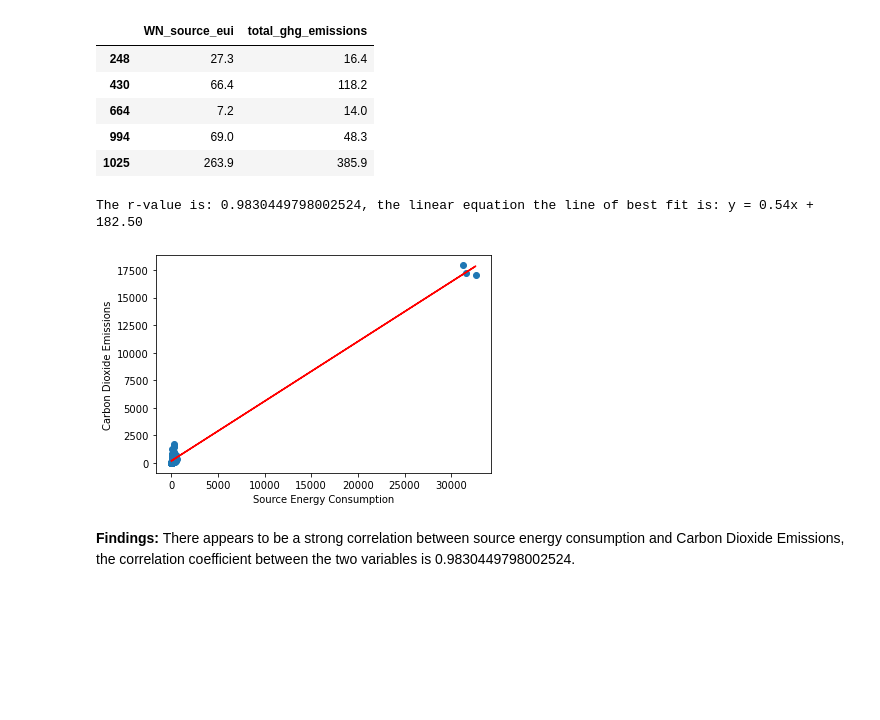
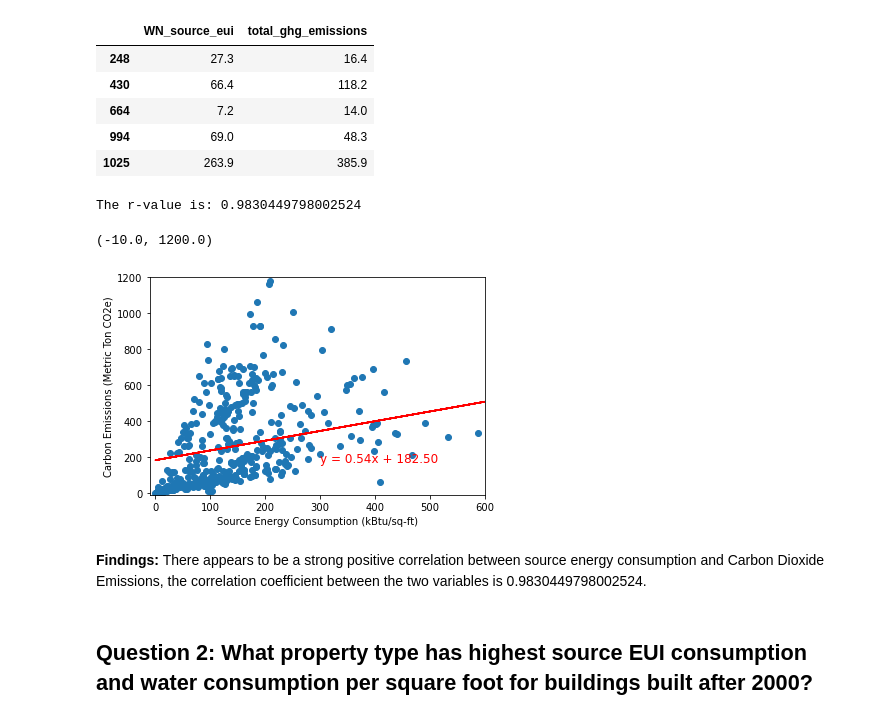
Before and after one commit to yashkansal97/LA_Energy_Water_Analysis, a Jupyter notebook: P1_Energy_Water_Analysis.ipynb, the cells around one changed output. Saved outputs shown, nothing was run; the diff lists cells and outputs as text; code cells hidden in the pictures; blank space fills up the shorter version.

Commit message:
update question 1 and markdown

```diff
--- a/P1_Energy_Water_Analysis.ipynb
+++ b/P1_Energy_Water_Analysis.ipynb
@@ -124,12 +124,13 @@ buildings_df
 # %%
-def linear_regress(x, y, xl, yl):
+# Make scatter plot and display linear regression line on plot
+def linear_regress(x, y, xl, yl, text_coordinate):
     r = st.pearsonr(x, y)
     (slope, intercept, rvalue, pvalue, stderr) = linregress(x, y)
     regress_values = x * slope + intercept
     line_eq = f"y ={slope: .2f}x +{intercept: .2f}"
     plt.plot(x, regress_values, "r-")
-    print(f"The r-value is: {r[0]}, the linear equation the line of best fit is: {line_eq}")
-#     plt.annotate(line_eq, text_coordinate, fontsize=12, color="red")
+    print(f"The r-value is: {r[0]}")
+    plt.annotate(line_eq, text_coordinate, fontsize=12, color="red")
     plt.scatter(x, y)
     plt.xlabel(f"{xl}")
     plt.ylabel(f"{yl}")
@@ -210,12 +220,17 @@ eui_plot_df.head()
 | 1025 | 263.9 | 385.9 |
 # %%
 # Plotting
-linear_regress(eui_plot_df['WN_source_eui'], eui_plot_df['total_ghg_emissions'], "Source Energy Consumption", "Carbon Dioxide Emissions")
+linear_regress(eui_plot_df['WN_source_eui'], eui_plot_df['total_ghg_emissions'], "Source Energy Consumption (kBtu/sq-ft)", "Carbon Emissions (Metric Ton CO2e)", (300,170))
+
+# Closer snapshot
+plt.xlim(-10, 600)
+plt.ylim(-10, 1200)
 # %% [output]
-The r-value is: 0.9830449798002524, the linear equation the line of best fit is: y = 0.54x + 182.50
+The r-value is: 0.9830449798002524
+(-10.0, 1200.0)
-[figure, old version]
+[figure, new version]
 # %% [markdown]
-**Findings:** There appears to be a strong correlation between source energy consumption and Carbon Dioxide Emissions, the correlation coefficient between the two variables is 0.9830449798002524.
+**Findings:** There appears to be a strong positive correlation between source energy consumption and Carbon Dioxide Emissions, the correlation coefficient between the two variables is 0.9830449798002524.
 # %%
 # Save for later
 # def get_outliers(variable):
@@ -232,3 +247,5 @@ The r-value is: 0.9830449798002524, the linear equation the line of best fit is:
 #     # Determine outliers
 #     outliers = variable.loc[(variable > upper_bound) | (variable < lower_bound)]
 #     return outliers.index.to_list()
+# %% [markdown]
+## Question 2: What property type has highest source EUI consumption and water consumption per square foot for buildings built after 2000?
```
Also changed, not shown: parts of 29 cells of this notebook.
